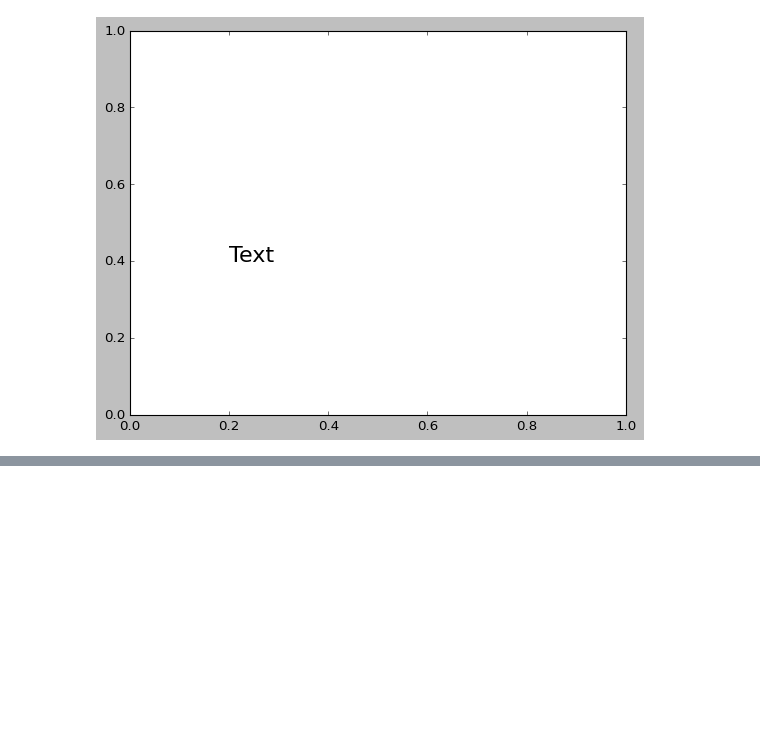
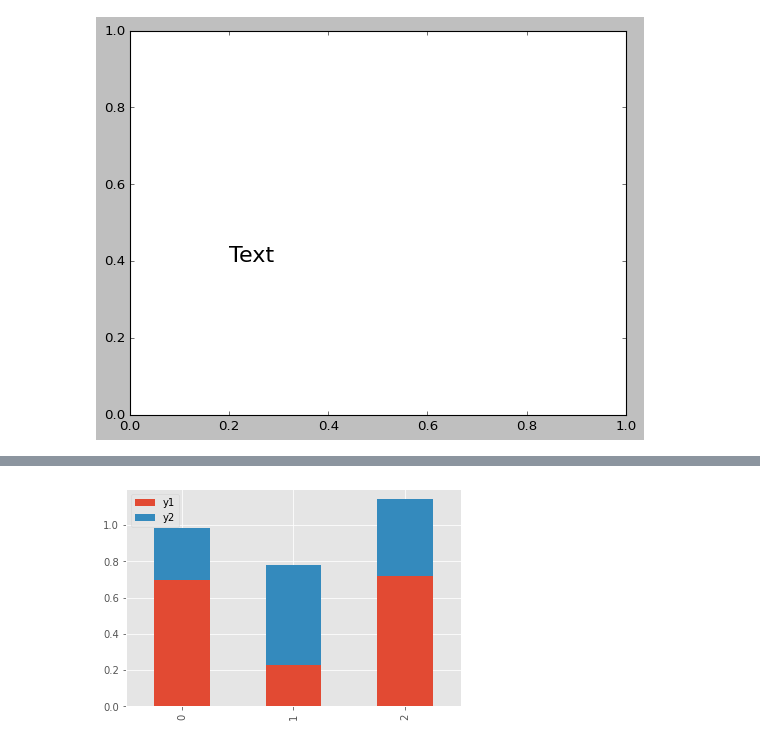
Before and after one commit to YukiNoji3/SampleCode, a Jupyter notebook: Python_DataAnalysis(Matplotlib).ipynb, the cells around one changed output, grey strips where cells are left out. Cells and saved outputs as stored; diff of their text form; code cells hidden in the pictures; blank space fills up the shorter version.

```diff
--- a/Python_DataAnalysis(Matplotlib).ipynb
+++ b/Python_DataAnalysis(Matplotlib).ipynb
@@ -528,0 +551,5 @@ plt.show()
+# %%
+df2.plot.bar(stacked=True) #積み上げ棒グラフを描画
+plt.show()
+# %% [output]
+[figure, added]
```
Also changed, not shown: parts of 3 cells of this notebook.
